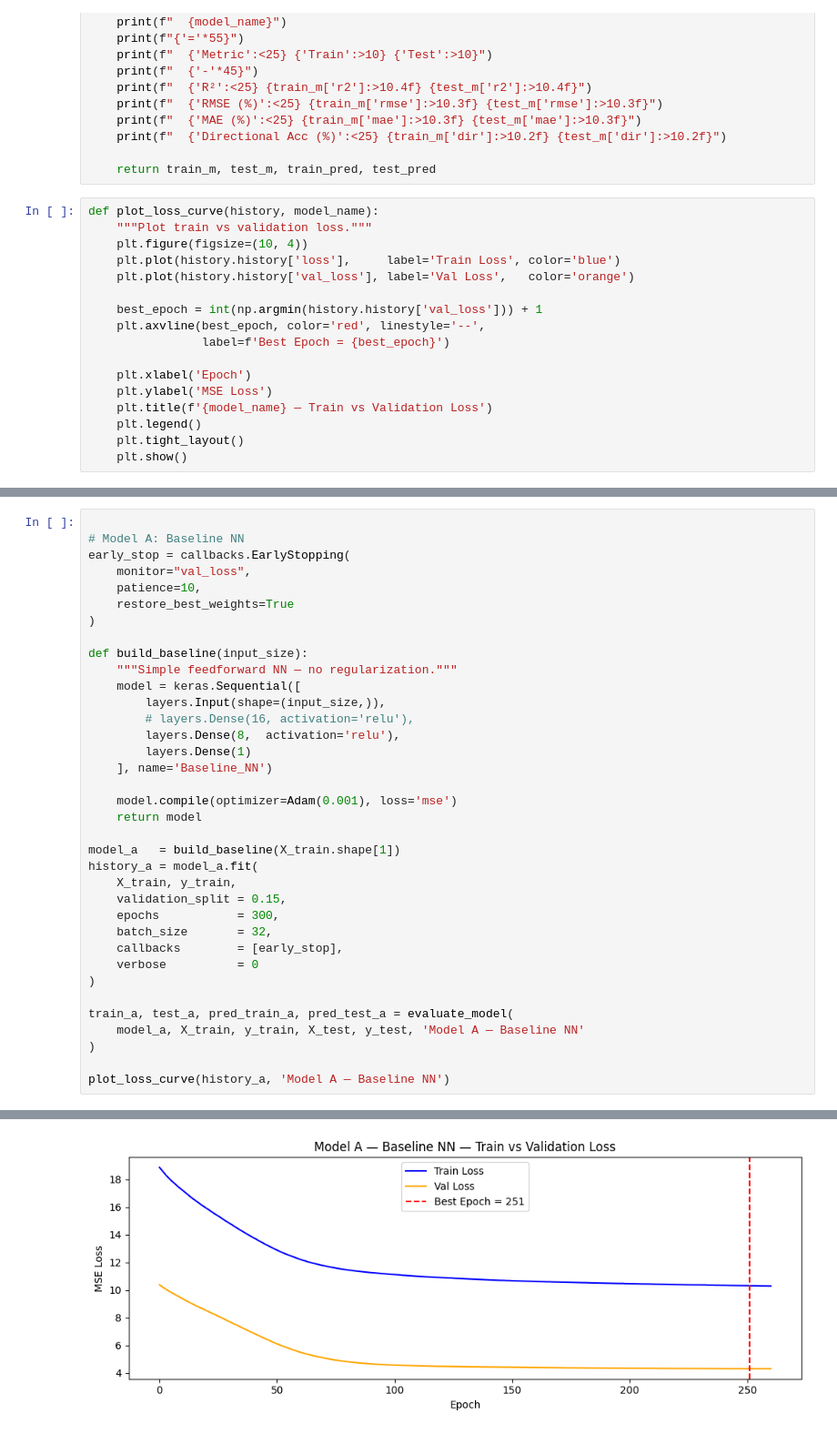
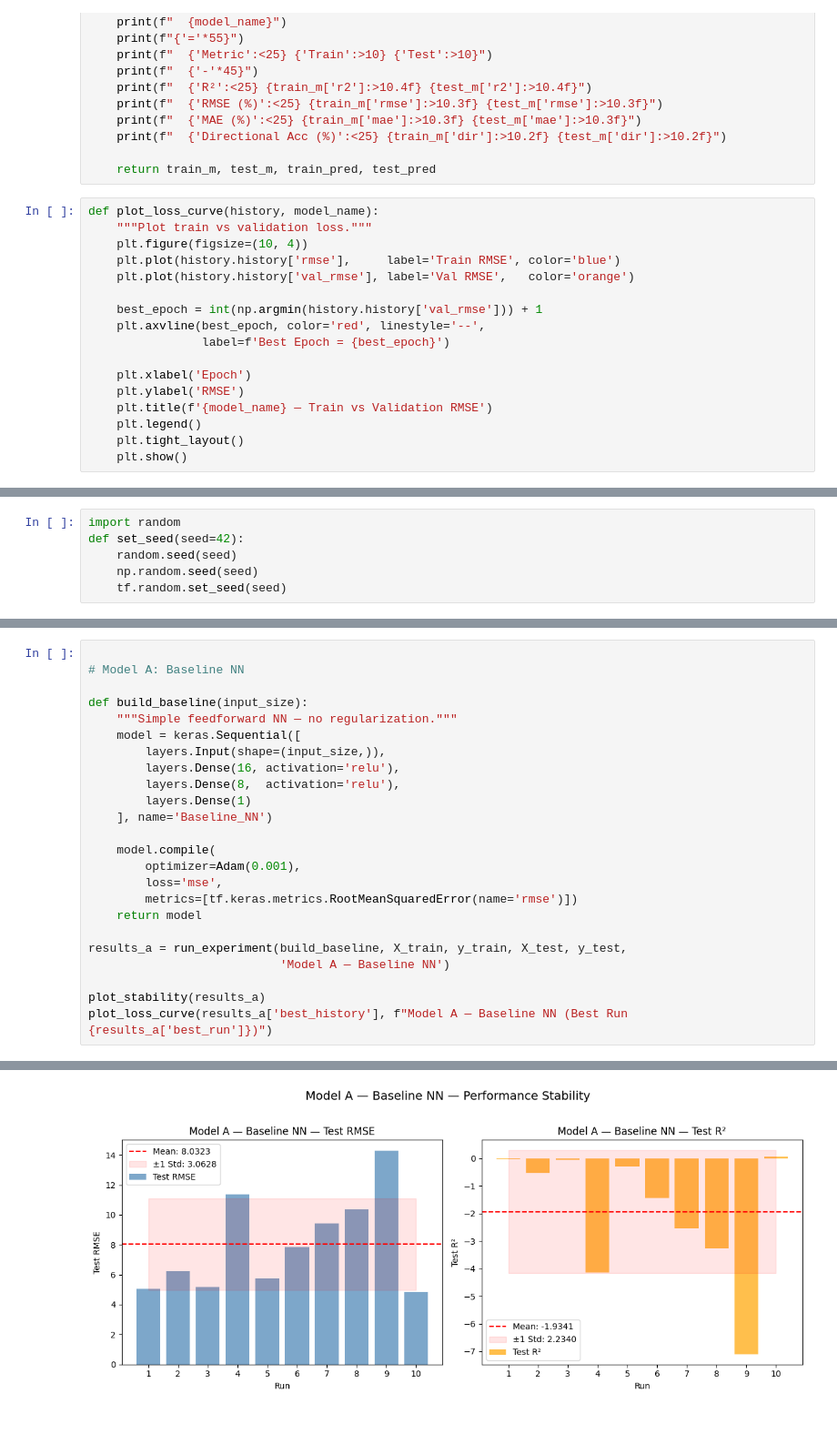
Before and after one commit to ashan-shashika/macroeconomic-impact-stock-ml, a Jupyter notebook: notebooks/05_neural_network_models.ipynb, the cells around one changed output, grey strips where cells are left out. Shown at 91% size. Cells and saved outputs as stored; diff of their text form.

Commit message:
NN calculate mean RMSE ans R²

```diff
--- a/notebooks/05_neural_network_models.ipynb
+++ b/notebooks/05_neural_network_models.ipynb
@@ -170,16 +111,16 @@ def evaluate_model(model, X_tr, y_tr, X_te, y_te, model_name):
 def plot_loss_curve(history, model_name):
     """Plot train vs validation loss."""
     plt.figure(figsize=(10, 4))
-    plt.plot(history.history['loss'],     label='Train Loss', color='blue')
-    plt.plot(history.history['val_loss'], label='Val Loss',   color='orange')
+    plt.plot(history.history['rmse'],     label='Train RMSE', color='blue')
+    plt.plot(history.history['val_rmse'], label='Val RMSE',   color='orange')
 
-    best_epoch = int(np.argmin(history.history['val_loss'])) + 1
+    best_epoch = int(np.argmin(history.history['val_rmse'])) + 1
     plt.axvline(best_epoch, color='red', linestyle='--',
                 label=f'Best Epoch = {best_epoch}')
 
     plt.xlabel('Epoch')
-    plt.ylabel('MSE Loss')
-    plt.title(f'{model_name} — Train vs Validation Loss')
+    plt.ylabel('RMSE')
+    plt.title(f'{model_name} — Train vs Validation RMSE')
     plt.legend()
     plt.tight_layout()
     plt.show()
@@ -185,0 +169,6 @@ def plot_loss_curve(history, model_name):
+# %%
+import random
+def set_seed(seed=42):
+    random.seed(seed)
+    np.random.seed(seed)
+    tf.random.set_seed(seed)
@@ -186,37 +241,25 @@ def plot_loss_curve(history, model_name):
 # %%
 
 # Model A: Baseline NN
-early_stop = callbacks.EarlyStopping(
-    monitor="val_loss",
-    patience=10,
-    restore_best_weights=True
-)
 
 def build_baseline(input_size):
     """Simple feedforward NN — no regularization."""
     model = keras.Sequential([
         layers.Input(shape=(input_size,)),
-        # layers.Dense(16, activation='relu'),
+        layers.Dense(16, activation='relu'),
         layers.Dense(8,  activation='relu'),
         layers.Dense(1)
     ], name='Baseline_NN')
 
-    model.compile(optimizer=Adam(0.001), loss='mse')
+    model.compile(
+        optimizer=Adam(0.001),
+        loss='mse',
+        metrics=[tf.keras.metrics.RootMeanSquaredError(name='rmse')])
     return model
 
-model_a   = build_baseline(X_train.shape[1])
-history_a = model_a.fit(
-    X_train, y_train,
-    validation_split = 0.15,
-    epochs           = 300,
-    batch_size       = 32,
-    callbacks        = [early_stop],
-    verbose          = 0
-)
+results_a = run_experiment(build_baseline, X_train, y_train, X_test, y_test,
+                           'Model A — Baseline NN')
 
-train_a, test_a, pred_train_a, pred_test_a = evaluate_model(
-    model_a, X_train, y_train, X_test, y_test, 'Model A — Baseline NN'
-)
-
-plot_loss_curve(history_a, 'Model A — Baseline NN')
+plot_stability(results_a)
+plot_loss_curve(results_a['best_history'], f"Model A — Baseline NN (Best Run {results_a['best_run']})")
 # %% [output]
@@ -232 +285 @@ plot_loss_curve(history_a, 'Model A — Baseline NN')
-[figure, old version]
+[figure, new version]
```
Also changed, not shown: parts of 9 cells of this notebook.
